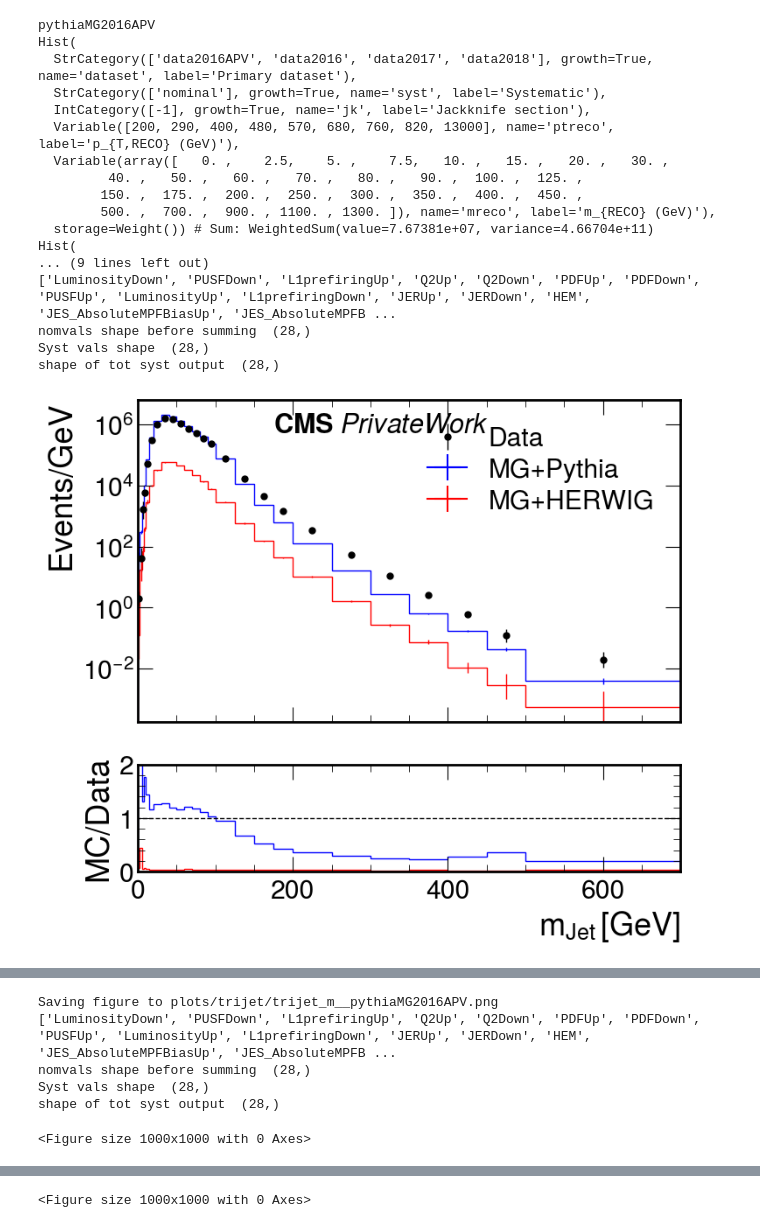
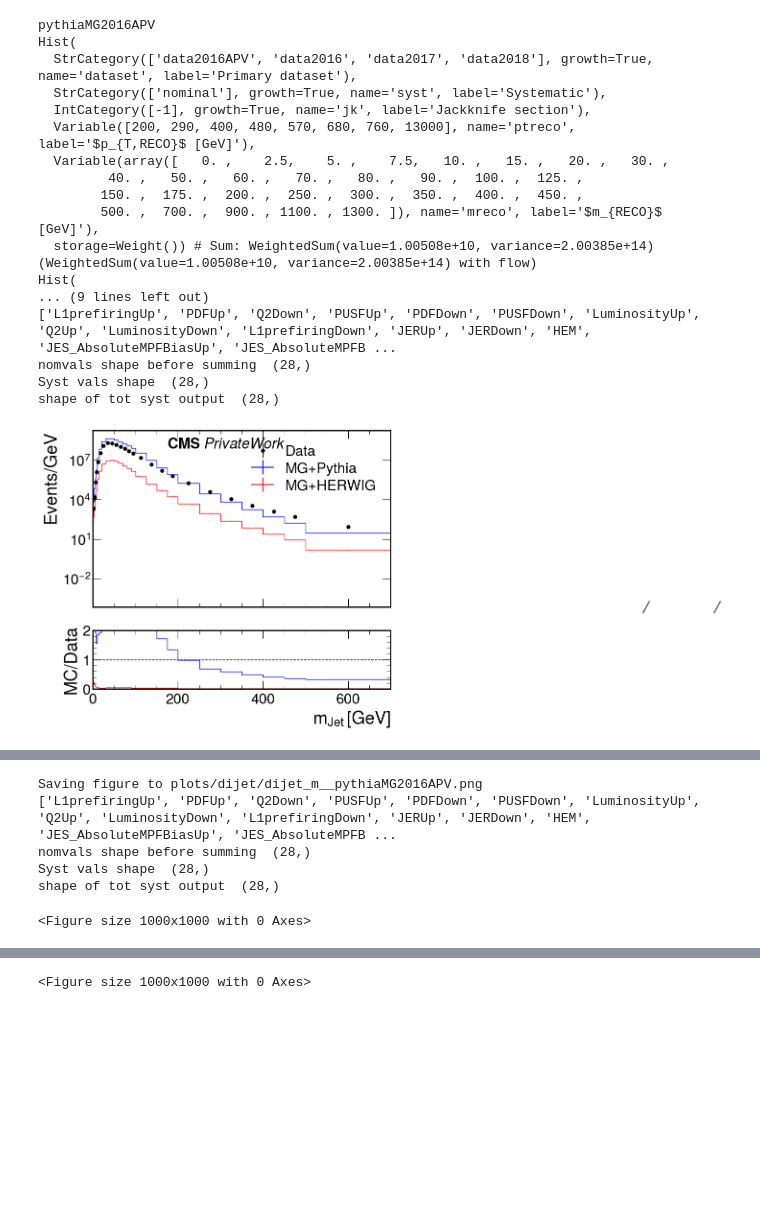
Before and after one commit to laurenhay/GluonJetMass, a Jupyter notebook: CompareDataMC.ipynb, the cells around one changed output, grey strips where cells are left out. Drawn from its saved outputs; the diff is of its cells as text; code cells hidden in the pictures; blank space fills up the shorter version.

Commit message:
And underflow to regular histograms, fix most of gen weights

```diff
--- a/CompareDataMC.ipynb
+++ b/CompareDataMC.ipynb
@@ -35,7 +35,7 @@ from python.plotting import plotDataMC, plotDataMCwErrors
 
 %autoreload 2
 # %%
-channel = "trijet"
+channel = "dijet"
 if channel == "dijet":
     fname_p = 'coffeaOutput/dijet/dijetHists_fixSDmass_QCDsim_rap2.5_MG_nominal__allUncALL.pkl'
     fname_d = "coffeaOutput/dijet/dijetHists_fixSDmass_JetHT_rap2.5_allUncALL.pkl"
@@ -295,36 +293,36 @@ for i in range(len(pt_edges)-1):
 # %%
 print(year)
 print(result_data["ptreco_mreco_u"])
 print(result_mc["ptreco_mreco_u"])
 plotDataMC(result_mc, result_data, "ptreco_mreco_u", 'ptreco_mreco_u', "mreco",result_herwig = result_herwig,norm=False, xlim=700.)
 plotDataMC(result_mc, result_data, "ptreco_mreco_u", 'ptreco_mreco_u', "mreco", result_herwig = result_herwig, IOV=year, channel = channel, norm=True, xlim=700.)
 plt.savefig("plots/herwig_mjet_"+channel+".png", bbox_inches='tight')
 plotDataMC(result_mc, result_data, "ptreco_mreco_g", 'ptreco_mreco_g', "ptreco", result_herwig = result_herwig,IOV=year, channel =channel ,norm=True, xlim=1300.)
 plt.savefig("plots/herwig_pt_"+channel+".png", bbox_inches='tight')
 plotDataMC(result_mc, result_data, "ptreco_mreco_g", 'ptreco_mreco_g', "mreco", result_herwig=result_herwig,
         IOV=year, channel = channel, norm=True,xlim=1300.)
-plotDataMCwErrors(result_mc, result_data, "ptreco_mreco_u", 'ptreco_mreco_u', "mreco", IOV=year, rax_lim = [0.,5.5], channel = channel, norm=True, xlim=800., ylim = [1e-3, 1e7])
-plotDataMCwErrors(result_mc, result_data, "ptreco_mreco_g", 'ptreco_mreco_g', "mreco", IOV=year, rax_lim = [0.,4.0], channel = channel, norm=True, xlim=800., ylim = [1e-3, 1e7])
+plotDataMCwErrors(result_mc, result_data, "ptreco_mreco_u", 'ptreco_mreco_u', "mreco", IOV=year, rax_lim = [0.,5.5], channel = channel, norm=True, xlim=800.,)
+plotDataMCwErrors(result_mc, result_data, "ptreco_mreco_g", 'ptreco_mreco_g', "mreco", IOV=year, rax_lim = [0.,4.0], channel = channel, norm=True, xlim=800.,)
 plotDataMCwErrors(result_mc, result_data, "ptreco_mreco_u", 'ptreco_mreco_u', "ptreco", IOV=year, rax_lim = [0.,4.], channel = channel, norm=True, trim=1500.)
-plotDataMCwErrors(result_mc, result_data, "jet_rap_reco", 'jet_rap_reco', "rapidity", IOV=year, rax_lim = [0.8,1.2], channel = channel, norm=True,ylim = [0, 6e7], logy=False)
-plotDataMCwErrors(result_mc, result_data, "jet_phi_reco", 'jet_phi_reco', "phi", IOV=year, rax_lim = [0.8,1.2], channel = channel, norm=True, ylim = [0, 4e7], xlim=4., logy=False)
+plotDataMCwErrors(result_mc, result_data, "jet_rap_reco", 'jet_rap_reco', "rapidity", IOV=year, rax_lim = [0.8,1.2], channel = channel, norm=True,ylim = [0, 4.2e9], logy=False)
+plotDataMCwErrors(result_mc, result_data, "jet_phi_reco", 'jet_phi_reco', "phi", IOV=year, rax_lim = [0.8,1.2], channel = channel, norm=True, ylim = [0, 2.6e9], xlim=4., logy=False)
 #plotDataMC(result_mc, result_data, "asymm_reco", 'asymm_gen', "frac",  IOV=2018, channel = "dijet")
 # %% [output]
 pythiaMG2016APV
 Hist(
   StrCategory(['data2016APV', 'data2016', 'data2017', 'data2018'], growth=True, name='dataset', label='Primary dataset'),
   StrCategory(['nominal'], growth=True, name='syst', label='Systematic'),
   IntCategory([-1], growth=True, name='jk', label='Jackknife section'),
-  Variable([200, 290, 400, 480, 570, 680, 760, 820, 13000], name='ptreco', label='p_{T,RECO} (GeV)'),
+  Variable([200, 290, 400, 480, 570, 680, 760, 13000], name='ptreco', label='$p_{T,RECO}$ [GeV]'),
   Variable(array([   0. ,    2.5,    5. ,    7.5,   10. ,   15. ,   20. ,   30. ,
          40. ,   50. ,   60. ,   70. ,   80. ,   90. ,  100. ,  125. ,
         150. ,  175. ,  200. ,  250. ,  300. ,  350. ,  400. ,  450. ,
-        500. ,  700. ,  900. , 1100. , 1300. ]), name='mreco', label='m_{RECO} (GeV)'),
-  storage=Weight()) # Sum: WeightedSum(value=7.67381e+07, variance=4.66704e+11)
+        500. ,  700. ,  900. , 1100. , 1300. ]), name='mreco', label='$m_{RECO}$ [GeV]'),
+  storage=Weight()) # Sum: WeightedSum(value=1.00508e+10, variance=2.00385e+14) (WeightedSum(value=1.00508e+10, variance=2.00385e+14) with flow)
 Hist(
 ... (9 lines left out)
-['LuminosityDown', 'PUSFDown', 'L1prefiringUp', 'Q2Up', 'Q2Down', 'PDFUp', 'PDFDown', 'PUSFUp', 'LuminosityUp', 'L1prefiringDown', 'JERUp', 'JERDown', 'HEM', 'JES_AbsoluteMPFBiasUp', 'JES_AbsoluteMPFB ...
+['L1prefiringUp', 'PDFUp', 'Q2Down', 'PUSFUp', 'PDFDown', 'PUSFDown', 'LuminosityUp', 'Q2Up', 'LuminosityDown', 'L1prefiringDown', 'JERUp', 'JERDown', 'HEM', 'JES_AbsoluteMPFBiasUp', 'JES_AbsoluteMPFB ...
 nomvals shape before summing  (28,)
 Syst vals shape  (28,)
 shape of tot syst output  (28,)
-[figure, old version]
+[figure, new version]
@@ -335,5 +333,5 @@ shape of tot syst output  (28,)
-Saving figure to plots/trijet/trijet_m__pythiaMG2016APV.png
-['LuminosityDown', 'PUSFDown', 'L1prefiringUp', 'Q2Up', 'Q2Down', 'PDFUp', 'PDFDown', 'PUSFUp', 'LuminosityUp', 'L1prefiringDown', 'JERUp', 'JERDown', 'HEM', 'JES_AbsoluteMPFBiasUp', 'JES_AbsoluteMPFB ...
+Saving figure to plots/dijet/dijet_m__pythiaMG2016APV.png
+['L1prefiringUp', 'PDFUp', 'Q2Down', 'PUSFUp', 'PDFDown', 'PUSFDown', 'LuminosityUp', 'Q2Up', 'LuminosityDown', 'L1prefiringDown', 'JERUp', 'JERDown', 'HEM', 'JES_AbsoluteMPFBiasUp', 'JES_AbsoluteMPFB ...
 nomvals shape before summing  (28,)
 Syst vals shape  (28,)
 shape of tot syst output  (28,)
```
Also changed, not shown: parts of 12 cells of this notebook, 11 other files.
